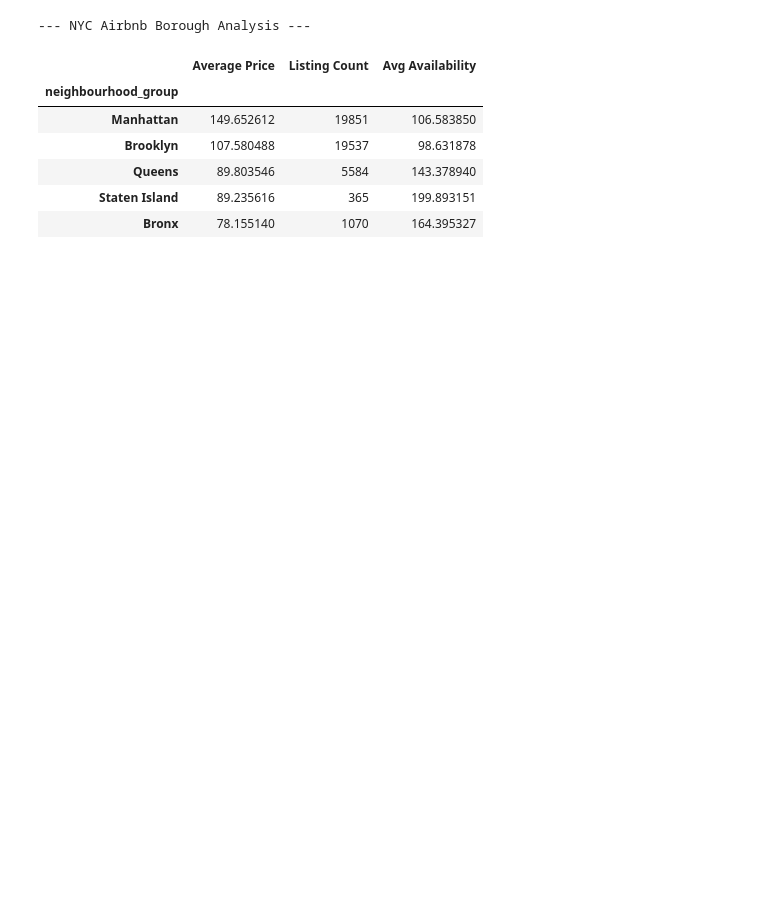
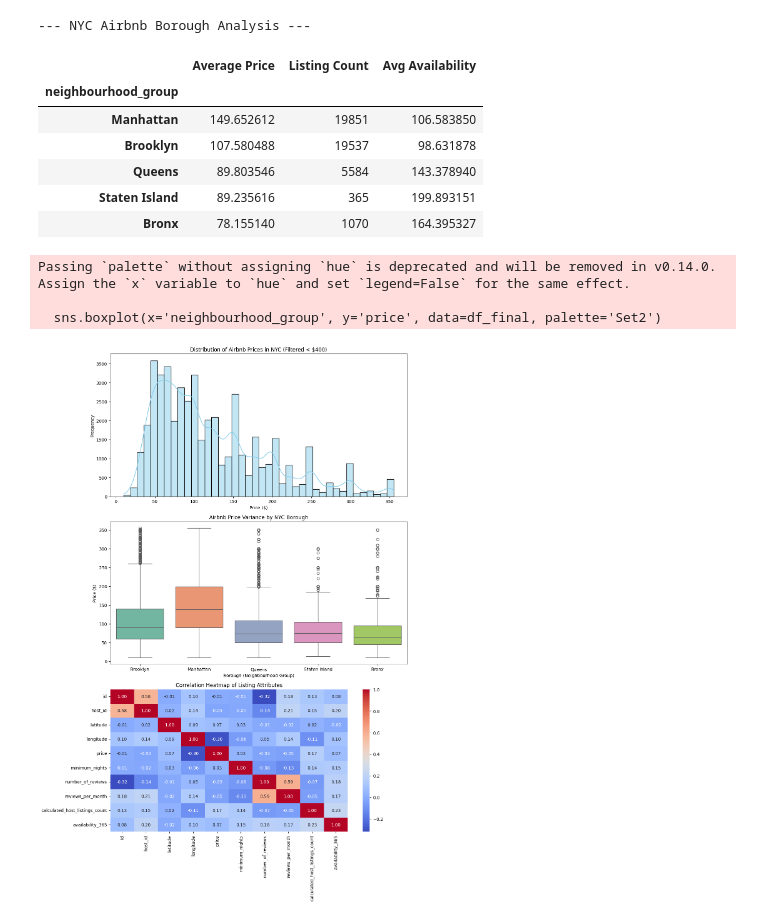
Before and after one commit to rsh1k/ai-programming-foundations-project, a Jupyter notebook: data_workflow.ipynb, the cells around one changed output. Drawn from its saved outputs; the diff is of its cells as text; code cells hidden in the pictures; blank space fills up the shorter version.

Commit message:
Complete Task 7: Generated 3 visualizations for price analysis

```diff
--- a/data_workflow.ipynb
+++ b/data_workflow.ipynb
@@ -96,3 +96,36 @@ borough_stats
 | Queens | 89.803546 | 5584 | 143.378940 |
 | Staten Island | 89.235616 | 365 | 199.893151 |
 | Bronx | 78.155140 | 1070 | 164.395327 |
+# %%
+# Create a figure with a specific size
+plt.figure(figsize=(12, 18))
+
+# --- Visualization 1: Price Distribution (Histogram) ---
+plt.subplot(3, 1, 1)
+sns.histplot(df_final['price'], bins=40, kde=True, color='skyblue')
+plt.title('Distribution of Airbnb Prices in NYC (Filtered < $400)')
+plt.xlabel('Price ($)')
+plt.ylabel('Frequency')
+
+# --- Visualization 2: Price by Borough (Boxplot) ---
+plt.subplot(3, 1, 2)
+sns.boxplot(x='neighbourhood_group', y='price', data=df_final, palette='Set2')
+plt.title('Airbnb Price Variance by NYC Borough')
+plt.xlabel('Borough (Neighbourhood Group)')
+plt.ylabel('Price ($)')
+
+# --- Visualization 3: Correlation Heatmap ---
+plt.subplot(3, 1, 3)
+# Selecting only numerical columns for correlation
+numeric_cols = df_final.select_dtypes(include=[np.number])
+sns.heatmap(numeric_cols.corr(), annot=True, cmap='coolwarm', fmt='.2f')
+plt.title('Correlation Heatmap of Listing Attributes')
+
+# Adjust layout to prevent overlapping
+plt.tight_layout()
+plt.show()
+# %% [output]
+Passing `palette` without assigning `hue` is deprecated and will be removed in v0.14.0. Assign the `x` variable to `hue` and set `legend=False` for the same effect.
+
+  sns.boxplot(x='neighbourhood_group', y='price', data=df_final, palette='Set2')
+[figure, added]
```
